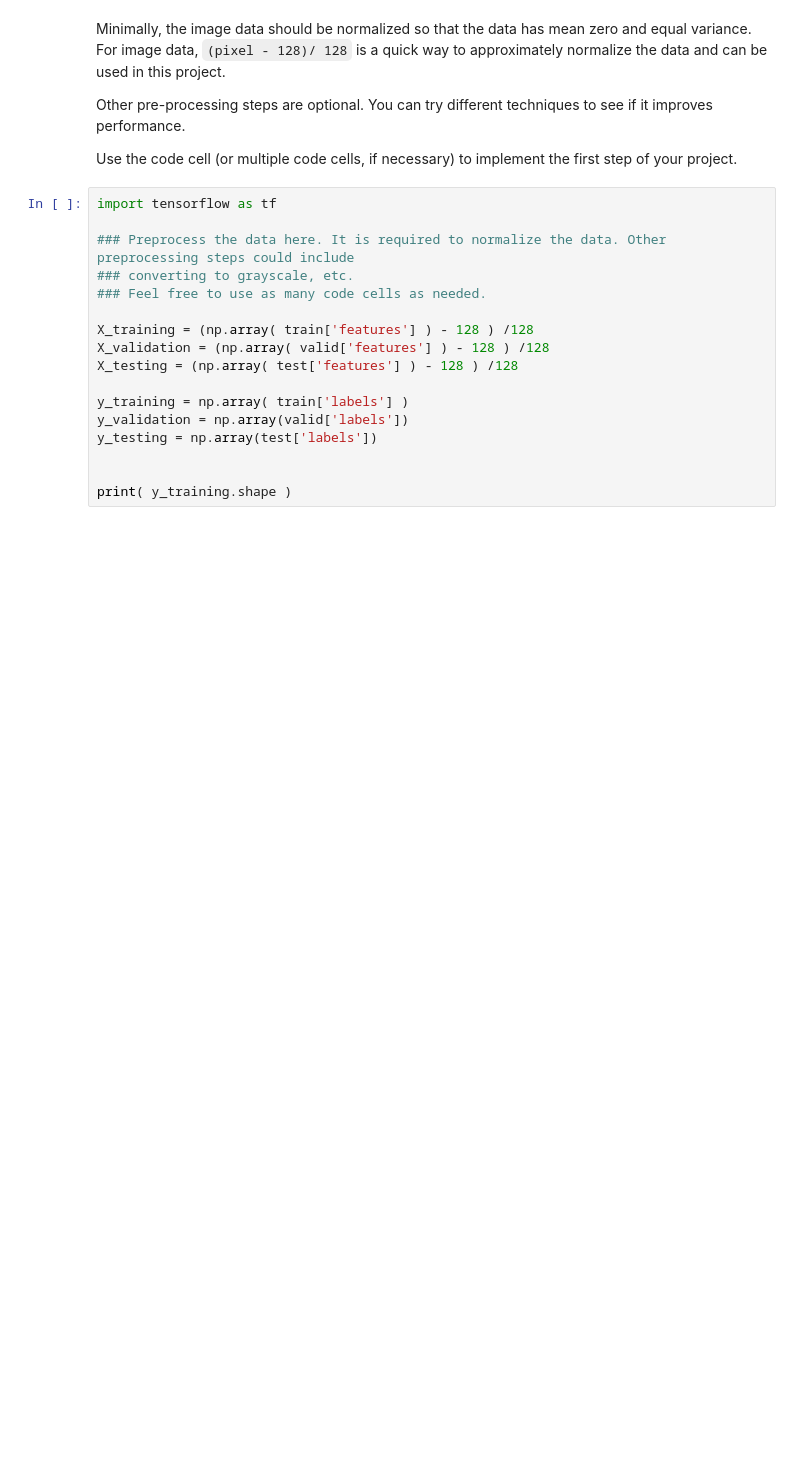
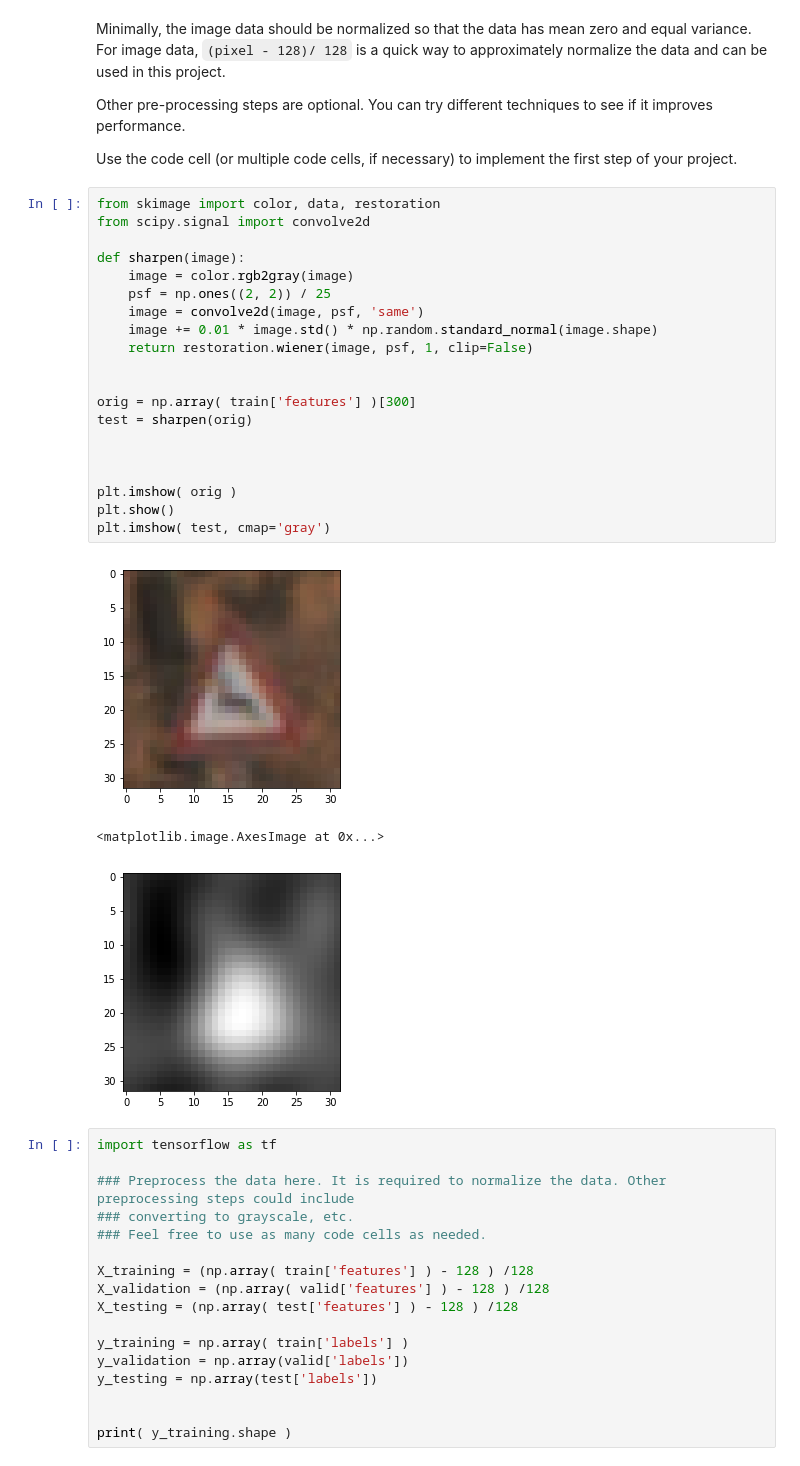
Before and after one commit to dennisjay/CarND-Traffic-Sign-Classifier-Project, a Jupyter notebook: Traffic_Sign_Classifier.ipynb, the cells around one changed output. Drawn from its saved outputs; the diff is of its cells as text; blank space fills up the shorter version.

```diff
--- a/Traffic_Sign_Classifier.ipynb
+++ b/Traffic_Sign_Classifier.ipynb
@@ -154,6 +154,30 @@ Minimally, the image data should be normalized so that the data has mean zero an
 Other pre-processing steps are optional. You can try different techniques to see if it improves performance.
 
 Use the code cell (or multiple code cells, if necessary) to implement the first step of your project.
+# %%
+from skimage import color, data, restoration
+from scipy.signal import convolve2d
+
+def sharpen(image):
+    image = color.rgb2gray(image)
+    psf = np.ones((2, 2)) / 25
+    image = convolve2d(image, psf, 'same')
+    image += 0.01 * image.std() * np.random.standard_normal(image.shape)
+    return restoration.wiener(image, psf, 1, clip=False)
+
+
+orig = np.array( train['features'] )[300]
+test = sharpen(orig)
+
+
+
+plt.imshow( orig )
+plt.show()
+plt.imshow( test, cmap='gray')
+# %% [output]
+[figure, added]
+<matplotlib.image.AxesImage at 0x...>
+[figure, added]
 # %%
 import tensorflow as tf
 
```
Also changed, not shown: parts of 4 cells of this notebook, 3 other files.
